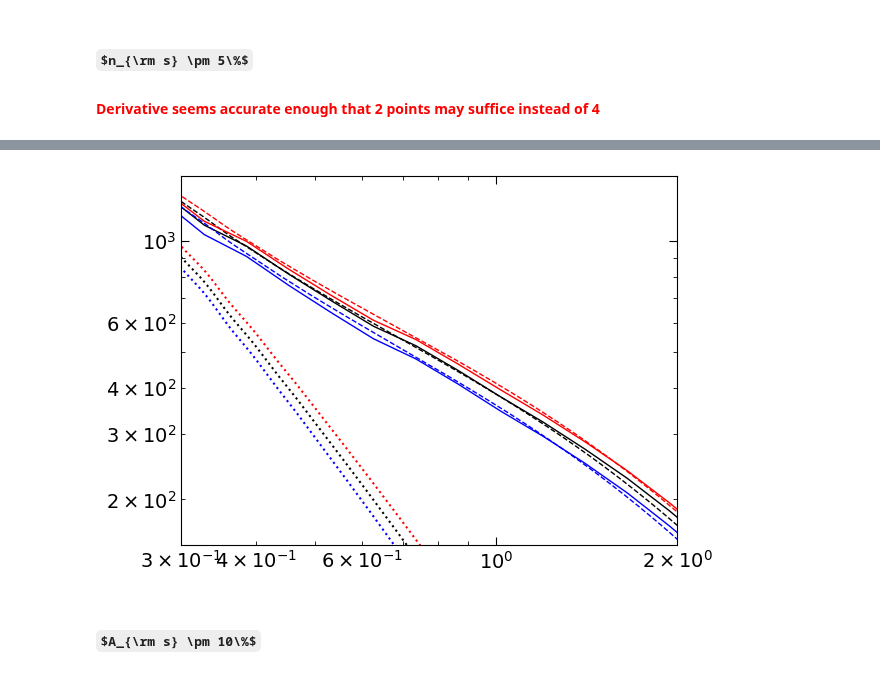
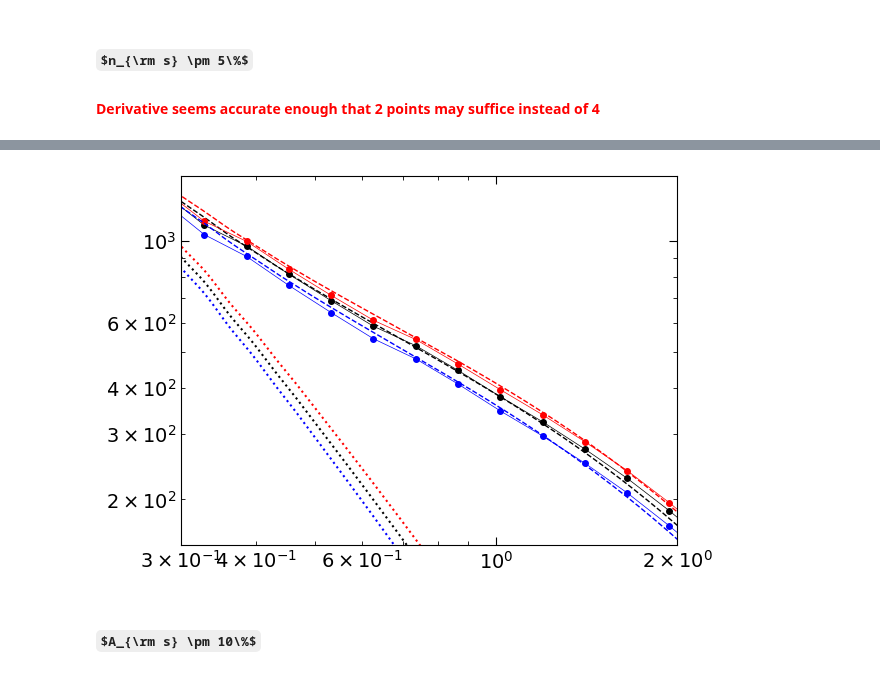
Before and after one commit to a-paranjape/sahyadri-sandbox, a Jupyter notebook: exploration/CosmoParamVariations.ipynb, the cells around one changed output, grey strips where cells are left out. Saved outputs shown, nothing was run; the diff lists cells and outputs as text; code cells hidden in the pictures; some formulas as TeX source.

```diff
--- a/exploration/CosmoParamVariations.ipynb
+++ b/exploration/CosmoParamVariations.ipynb
@@ -751,27 +751,27 @@ HALOFIT parameters from Smith et al (2003)
 # %%
 plt.xscale('log')
 plt.yscale('log')
 # plt.xlim(1e-3,1e1)
 # plt.ylim(10/co_fid.hubble**3,1e4/co_fid.hubble**3)
 # plt.xlim(0.02,0.2)
 # plt.ylim(2e3,2e4)
 plt.xlim(0.3,2)
 plt.ylim(1.5e2,1.5e3)
 
-plt.plot(data_ns['fid']['Pk'][0],data_ns['fid']['Pk'][1],'k-',lw=1)
+plt.plot(data_ns['fid']['Pk'][0],data_ns['fid']['Pk'][1],'k-',lw=0.5,marker='o',markersize=4)
 plt.plot(co_fid.ktab_lin,Dnl_fid*2*np.pi**2/co_fid.ktab_lin**3,'k--',lw=1)
 plt.plot(co_fid.ktab_lin,co_fid.Dlin*2*np.pi**2/co_fid.ktab_lin**3,'k:')
 
-plt.plot(data_ns['p']['Pk'][0],data_ns['p']['Pk'][1],'r-',lw=1)
+plt.plot(data_ns['p']['Pk'][0],data_ns['p']['Pk'][1],'r-',lw=0.5,marker='o',markersize=4)
 plt.plot(co_p.ktab_lin,Dnl_p*2*np.pi**2/co_p.ktab_lin**3,'r--',lw=1)
 plt.plot(co_p.ktab_lin,co_p.Dlin*2*np.pi**2/co_p.ktab_lin**3,'r:')
 
-plt.plot(data_ns['m']['Pk'][0],data_ns['m']['Pk'][1],'b-',lw=1)
+plt.plot(data_ns['m']['Pk'][0],data_ns['m']['Pk'][1],'b-',lw=0.5,marker='o',markersize=4)
 plt.plot(co_m.ktab_lin,Dnl_m*2*np.pi**2/co_m.ktab_lin**3,'b--',lw=1)
 plt.plot(co_m.ktab_lin,co_m.Dlin*2*np.pi**2/co_m.ktab_lin**3,'b:')
 plt.show()
 # %% [output]
-[figure, old version]
+[figure, new version]
 # %% [markdown]
 ## $A_{\rm s} \pm 10\%$
 # %%
```
Also changed, not shown: parts of 2 cells of this notebook.
